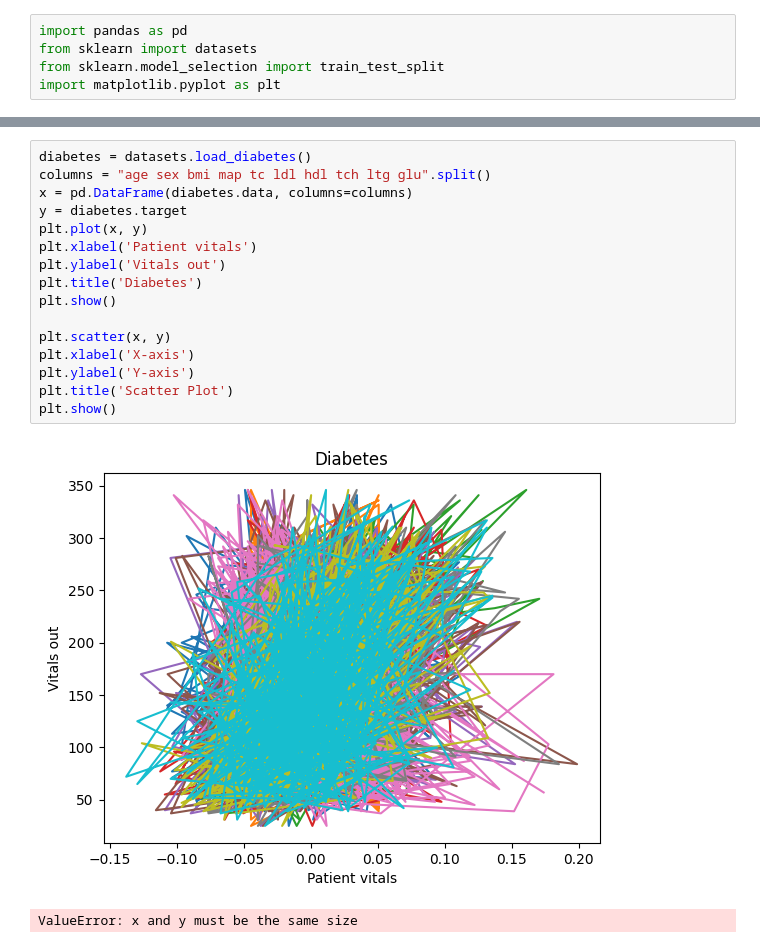
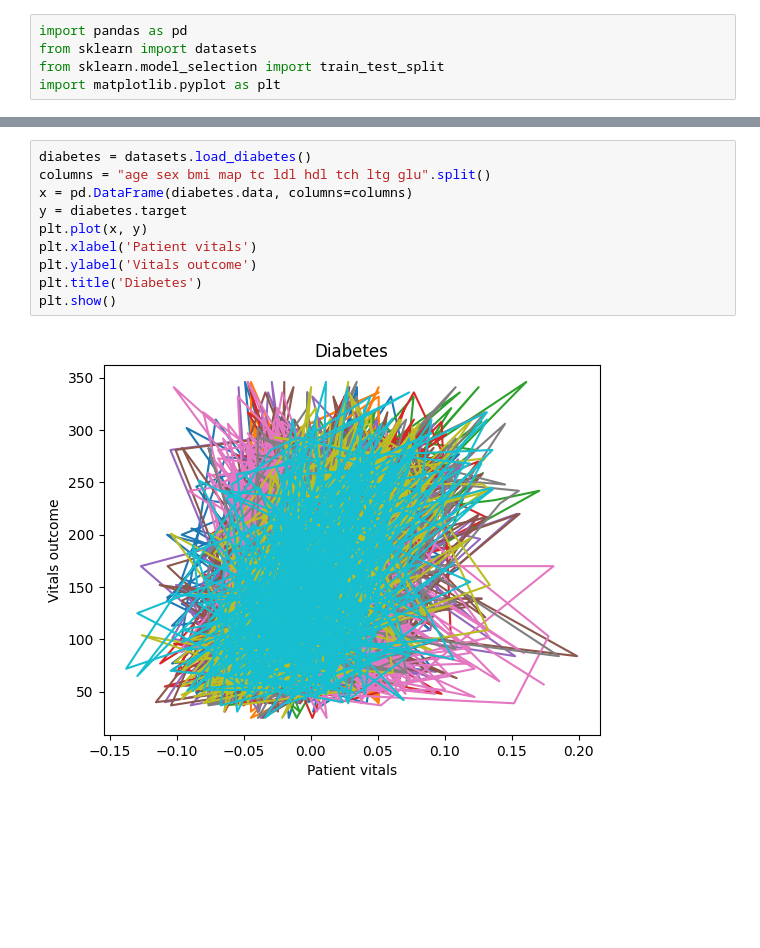
Before and after one commit to YENG-SEBASTIAN/diabetes, a Jupyter notebook: diabetesML.ipynb, the cells around one changed output, grey strips where cells are left out. Cells and saved outputs as stored; diff of their text form; blank space fills up the shorter version.

```diff
--- a/diabetesML.ipynb
+++ b/diabetesML.ipynb
@@ -48,19 +59,12 @@ print(X_test.shape, y_test.shape)
 # %%
 diabetes = datasets.load_diabetes()
 columns = "age sex bmi map tc ldl hdl tch ltg glu".split()
 x = pd.DataFrame(diabetes.data, columns=columns)
 y = diabetes.target
 plt.plot(x, y)
 plt.xlabel('Patient vitals')
-plt.ylabel('Vitals out')
+plt.ylabel('Vitals outcome')
 plt.title('Diabetes')
 plt.show()
-
-plt.scatter(x, y)
-plt.xlabel('X-axis')
-plt.ylabel('Y-axis')
-plt.title('Scatter Plot')
-plt.show()
 # %% [output]
-[figure, old version]
+[figure, new version]
-ValueError: x and y must be the same size
```
Also changed, not shown: parts of 2 cells of this notebook.
